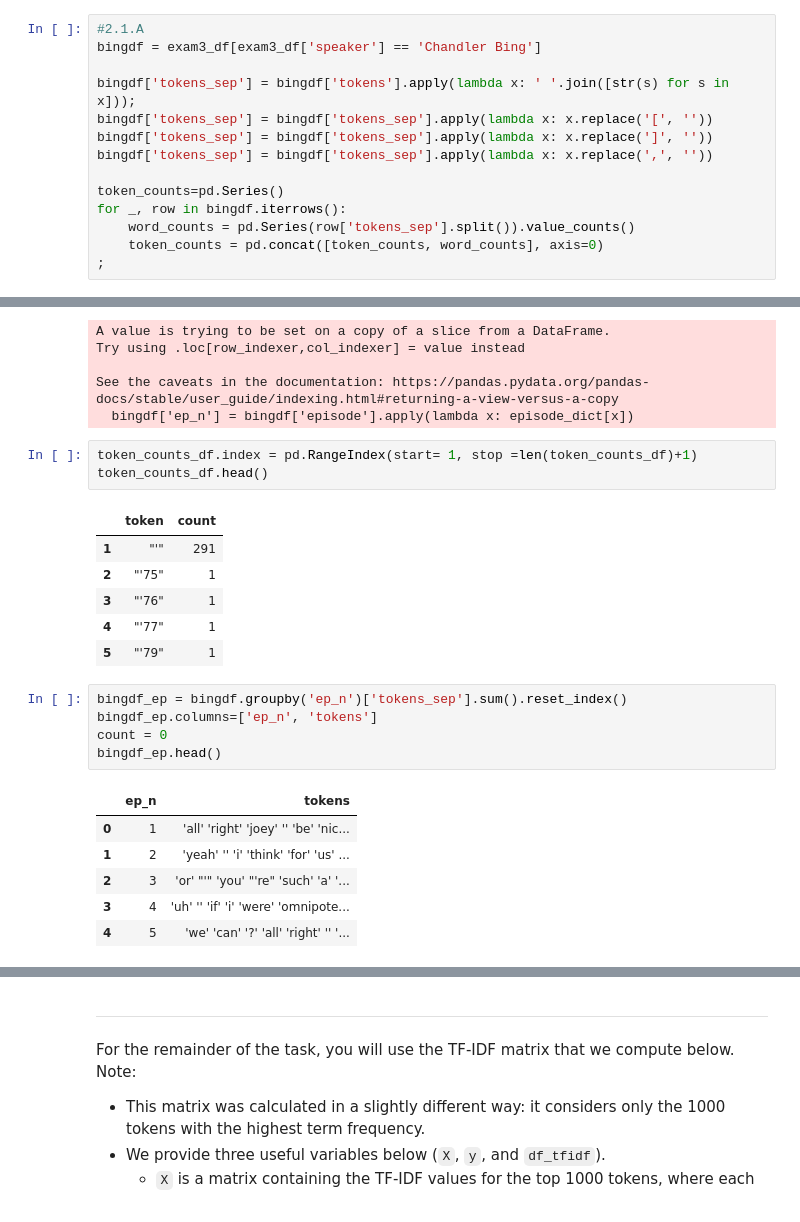
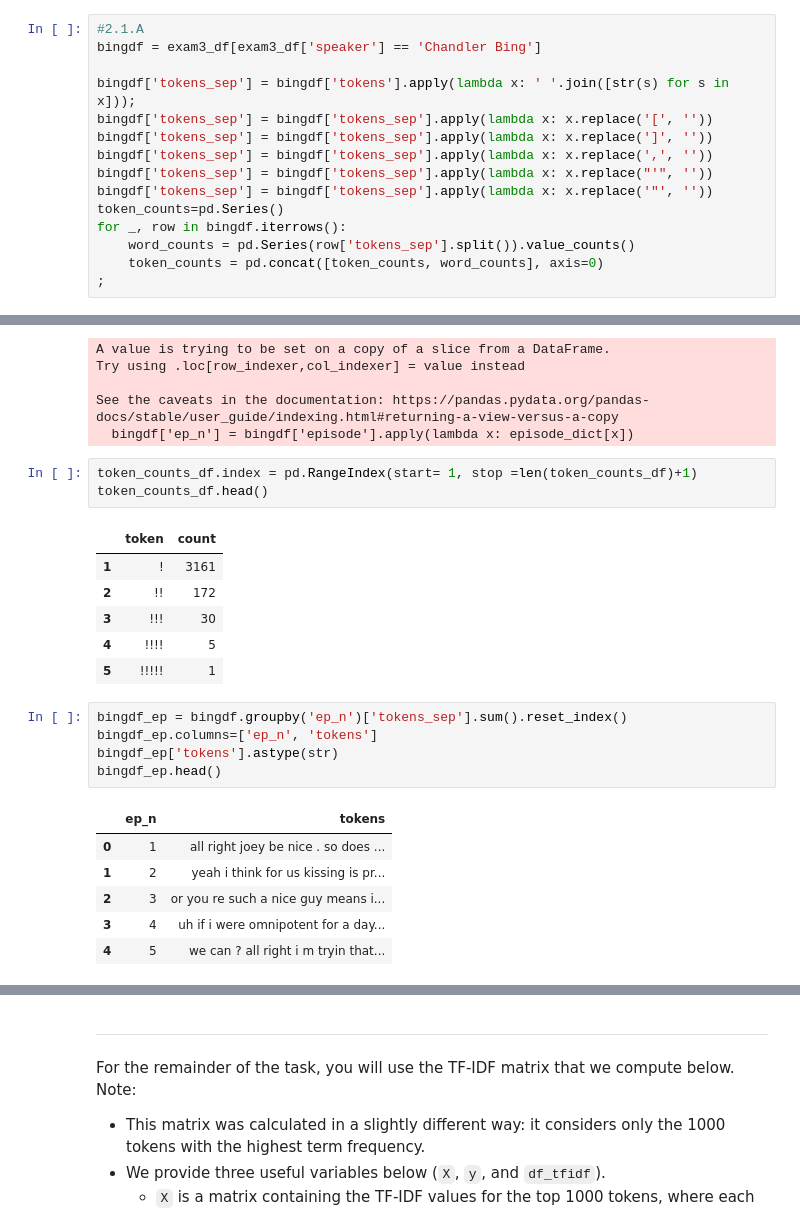
Before and after one commit to kabdelno/PersonalRepo-CS401, a Jupyter notebook: ExamPrep/Old Exams/2023/exam.ipynb, the cells around one changed output, grey strips where cells are left out. Saved outputs shown, nothing was run; the diff lists cells and outputs as text.

```diff
--- a/ExamPrep/Old Exams/2023/exam.ipynb
+++ b/ExamPrep/Old Exams/2023/exam.ipynb
@@ -390,7 +473,8 @@ bingdf['tokens_sep'] = bingdf['tokens'].apply(lambda x: ' '.join([str(s) for s i
 bingdf['tokens_sep'] = bingdf['tokens_sep'].apply(lambda x: x.replace('[', ''))
 bingdf['tokens_sep'] = bingdf['tokens_sep'].apply(lambda x: x.replace(']', ''))
 bingdf['tokens_sep'] = bingdf['tokens_sep'].apply(lambda x: x.replace(',', ''))
-
+bingdf['tokens_sep'] = bingdf['tokens_sep'].apply(lambda x: x.replace("'", ''))
+bingdf['tokens_sep'] = bingdf['tokens_sep'].apply(lambda x: x.replace('"', ''))
 token_counts=pd.Series()
 for _, row in bingdf.iterrows():
     word_counts = pd.Series(row['tokens_sep'].split()).value_counts()
@@ -426,20 +529,20 @@ token_counts_df.index = pd.RangeIndex(start= 1, stop =len(token_counts_df)+1)
 token_counts_df.head()
 # %% [output]
 |  | token | count |
-| 1 | "'" | 291 |
-| 2 | "'75" | 1 |
-| 3 | "'76" | 1 |
-| 4 | "'77" | 1 |
-| 5 | "'79" | 1 |
+| 1 | ! | 3161 |
+| 2 | !! | 172 |
+| 3 | !!! | 30 |
+| 4 | !!!! | 5 |
+| 5 | !!!!! | 1 |
 # %%
 bingdf_ep = bingdf.groupby('ep_n')['tokens_sep'].sum().reset_index()
 bingdf_ep.columns=['ep_n', 'tokens']
-count = 0
+bingdf_ep['tokens'].astype(str)
 bingdf_ep.head()
 # %% [output]
 |  | ep_n | tokens |
-| 0 | 1 | 'all' 'right' 'joey' '' 'be' 'nic... |
-| 1 | 2 | 'yeah' '' 'i' 'think' 'for' 'us' ... |
-| 2 | 3 | 'or' "'" 'you' "'re" 'such' 'a' '... |
-| 3 | 4 | 'uh' '' 'if' 'i' 'were' 'omnipote... |
-| 4 | 5 | 'we' 'can' '?' 'all' 'right' '' '... |
+| 0 | 1 | all right joey be nice . so does ... |
+| 1 | 2 | yeah i think for us kissing is pr... |
+| 2 | 3 | or you re such a nice guy means i... |
+| 3 | 4 | uh if i were omnipotent for a day... |
+| 4 | 5 | we can ? all right i m tryin that... |
```
Also changed, not shown: parts of 14 cells of this notebook, 3 other files.
